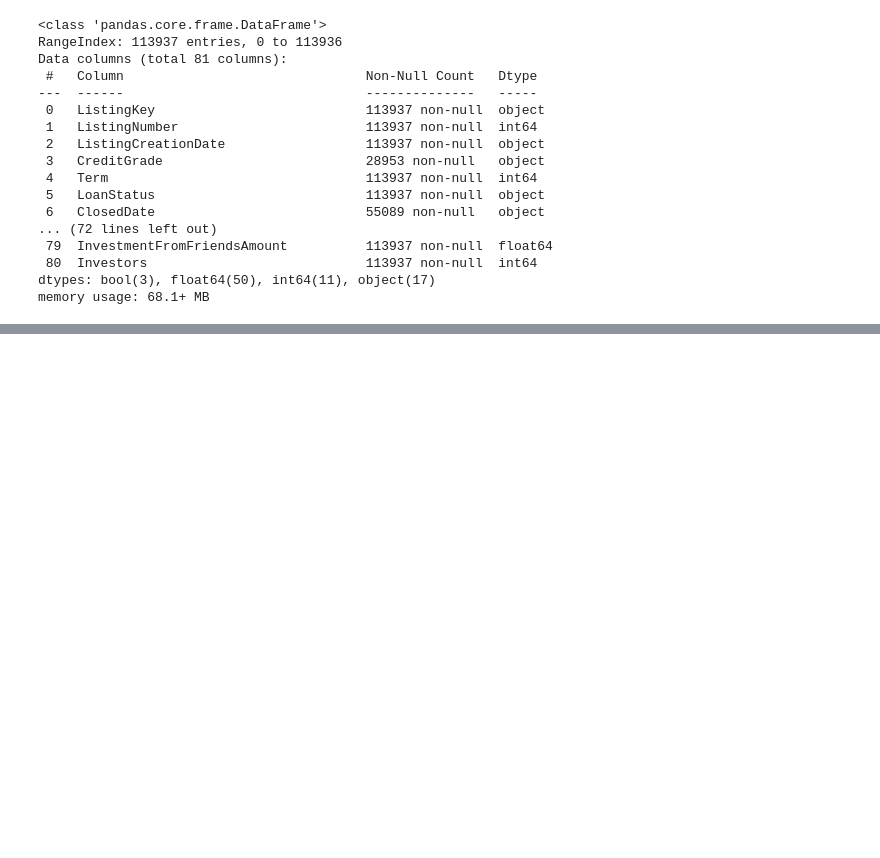
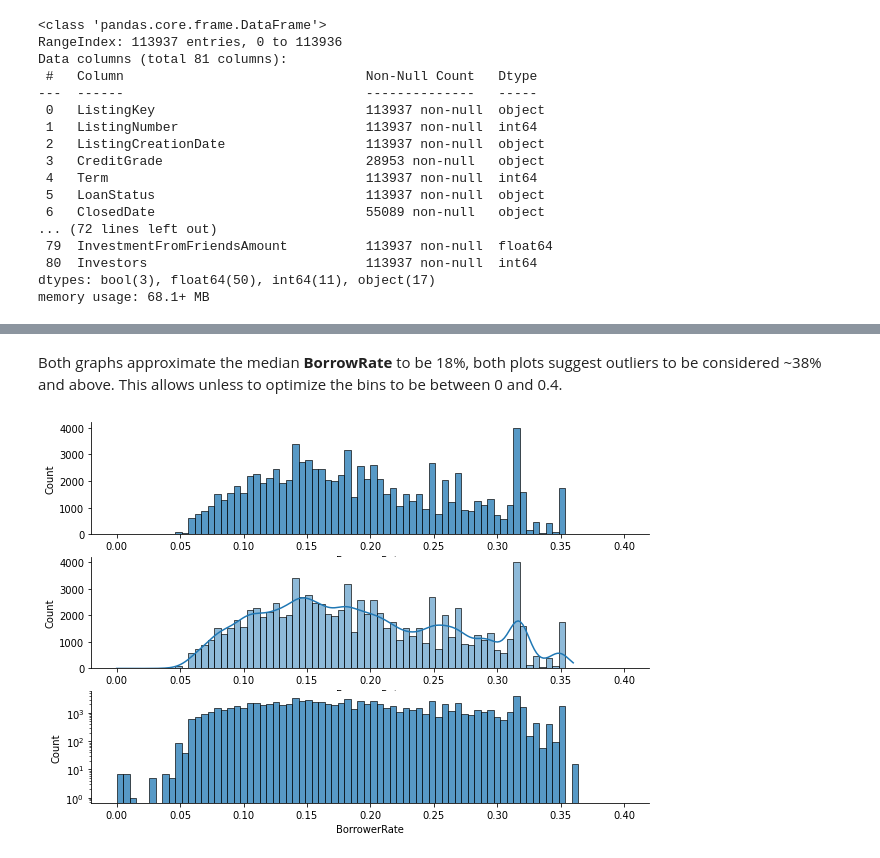
Before and after one commit to JCalaunan/PRJ_Python-Data-Visual, a Jupyter notebook: Loans Part 1.ipynb, the cells around one changed output, grey strips where cells are left out. Cells and saved outputs as stored; diff of their text form; code cells hidden in the pictures; blank space fills up the shorter version.

```diff
--- a/Loans Part 1.ipynb
+++ b/Loans Part 1.ipynb
@@ -122,0 +335,34 @@ TypeError: hist() missing 1 required positional argument: 'x'
+# %% [markdown]
+Both graphs approximate the median **BorrowRate** to be 18%, both plots suggest outliers to be considered ~38% and above. This allows unless to optimize the bins to be between 0 and 0.4.
+# %%
+fig, axes = plt.subplots(3,1, figsize=(10,7))
+sb.despine(fig)
+
+# graph 1 - distribution of borrow rates
+g0 = sb.histplot(loans_df,
+        x='BorrowerRate',
+        binrange=(0, 0.4),
+        element='bars',
+        multiple="stack",
+        ax=axes[0]);
+
+g1 = sb.histplot(loans_df,
+        x='BorrowerRate',
+        binrange=(0, 0.4),
+        element='bars',
+        kde=True,
+        multiple="stack",
+        ax=axes[1]);
+
+axes[2].set(yscale="log")
+g2 = sb.histplot(loans_df,
+        x='BorrowerRate',
+        binrange=(0, 0.4),
+        element='bars',
+        #log_scale=True,
+        multiple="stack",
+        ax=axes[2]);
+
+plt.show();
+# %% [output]
+[figure, added]
```
Also changed, not shown: parts of 126 cells of this notebook, 1 other file.
